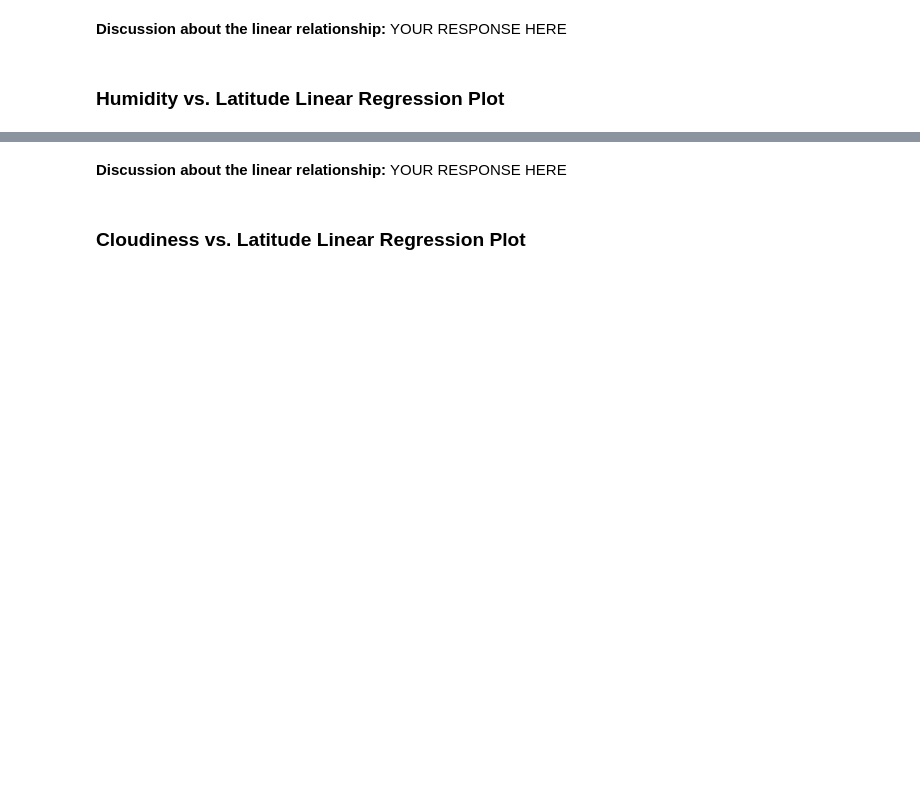
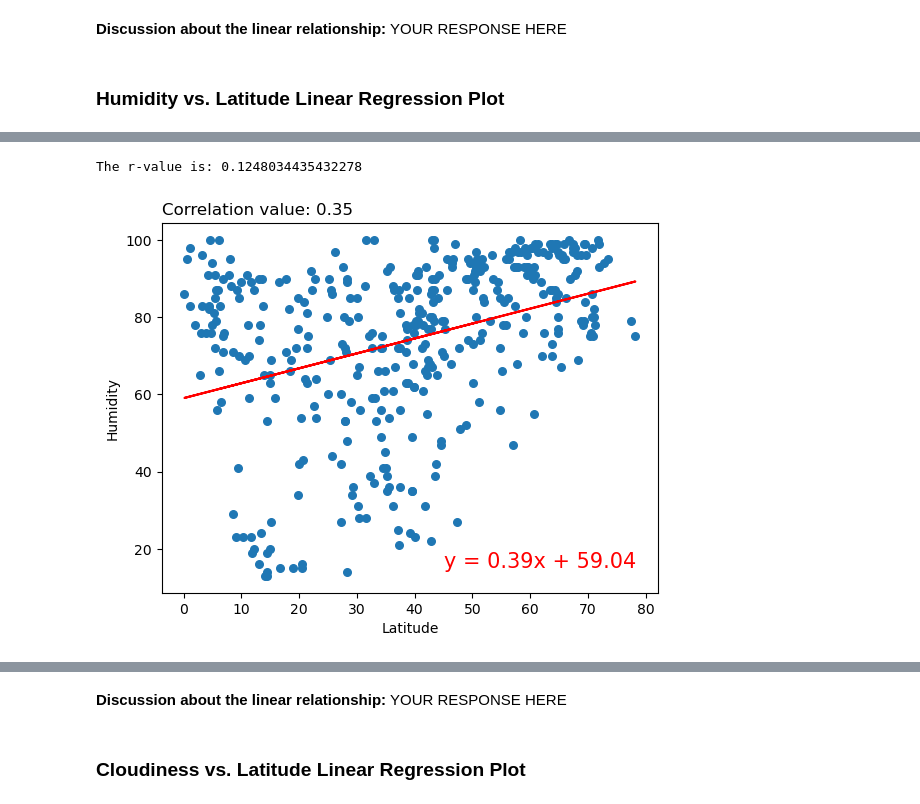
Before and after one commit to andcetera/python-api-challenge, a Jupyter notebook: Project Files/WeatherPy.ipynb, the cells around one changed output, grey strips where cells are left out. Saved outputs shown, nothing was run; the diff lists cells and outputs as text; code cells hidden in the pictures; blank space fills up the shorter version.

```diff
--- a/Project Files/WeatherPy.ipynb
+++ b/Project Files/WeatherPy.ipynb
@@ -321,0 +344,18 @@ The r-value is: 0.0002808747046324607
+# %%
+# Northern Hemisphere
+# Create base scatter plot
+northern_hemi_df.plot.scatter(x='Lat', y='Humidity', s=30)
+plt.xlabel('Latitude')
+
+# Run linear regression function & plot results
+y3, eq3, rval3, cval3 = get_linreg(northern_hemi_df['Lat'], northern_hemi_df['Humidity'])
+plt.plot(northern_hemi_df['Lat'], y3, color='red')
+plt.annotate(eq3, (45, 15), fontsize=15, color='red')
+plt.title(cval3, loc='left')
+
+# Display results
+print(rval3)
+plt.show()
+# %% [output]
+The r-value is: 0.1248034435432278
+[figure, added]
```
Also changed, not shown: parts of 20 cells of this notebook, 1 other file.
